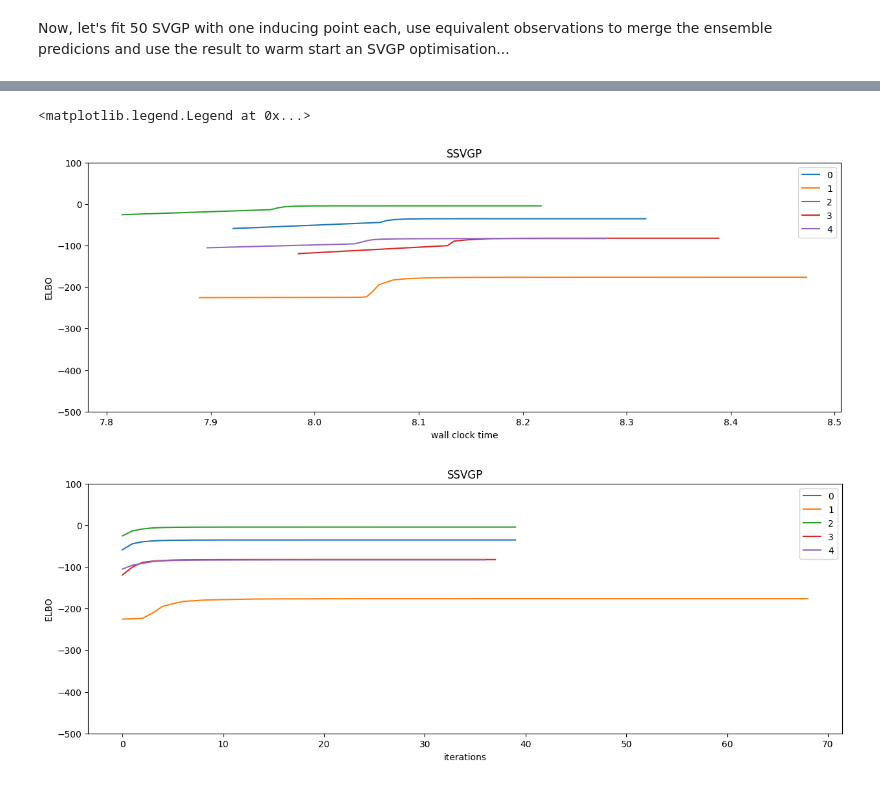
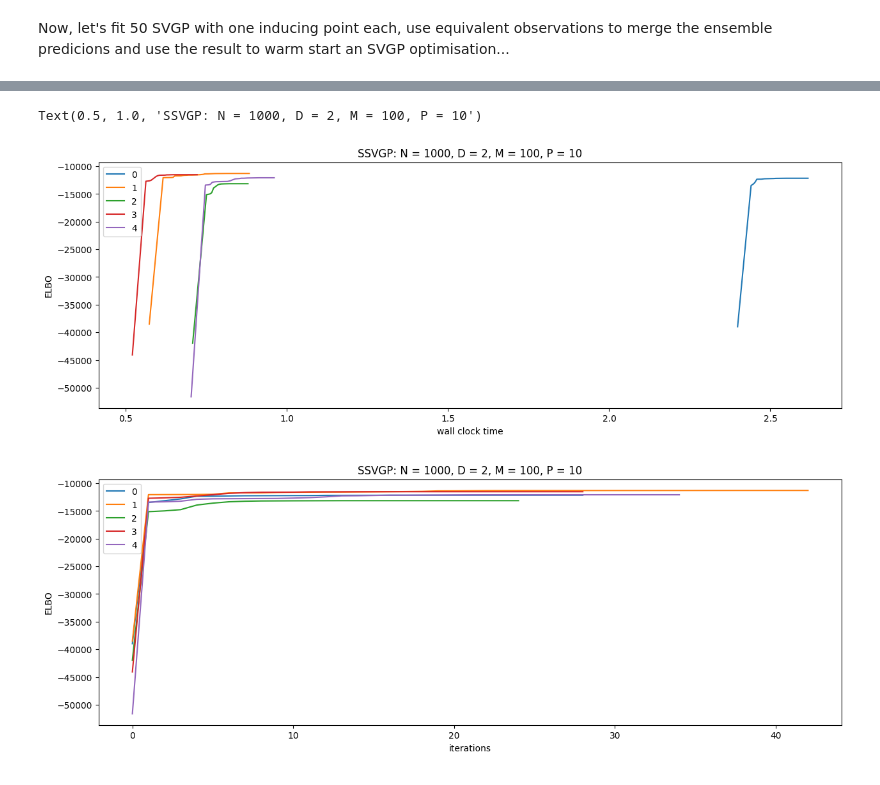
Before and after one commit to NicolasDurrande/guepard, a Jupyter notebook: notebooks/equivalent_obs_SVGP_initialisation.ipynb, the cells around one changed output, grey strips where cells are left out. Cells and saved outputs as stored; diff of their text form; code cells hidden in the pictures.

```diff
--- a/notebooks/equivalent_obs_SVGP_initialisation.ipynb
+++ b/notebooks/equivalent_obs_SVGP_initialisation.ipynb
@@ -20,8 +20,9 @@ M = 100      # number of inducing points
 P = 10      # number of blocks in the SSVGP param (ie num of submodels in the GP ensemble)
 num_rep = 5
 
-kernel =  gpflow.kernels.Matern32(lengthscales=[.3]*D)
+kernel =  gpflow.kernels.Matern32(lengthscales=[M**(-1/D)]*D)
 gpflow.set_trainable(kernel, False)
+gpflow.utilities.print_summary(kernel)
 
 noise_var = 1e-2
 lik = gpflow.likelihoods.Gaussian()
@@ -106,8 +114,9 @@ for i in range(0, num_rep):
     plt.xlabel("wall clock time")
     plt.ylabel("ELBO")
     plt.title("SVGP")
-    plt.ylim(-500, 100)
+    #plt.ylim(-500, 100)
 plt.legend()
+plt.title(f"SVGP: N = {N}, D = {D}, M = {M}")
 
 fig, ax = plt.subplots(1, 1, figsize=(15, 5))
 for i in range(0, num_rep):
@@ -115,6 +124,7 @@ for i in range(0, num_rep):
     plt.xlabel("iterations")
     plt.ylabel("ELBO")
     plt.title("SVGP")
-    plt.ylim(-500, 100)
+    #plt.ylim(-500, 100)
 plt.legend()
+plt.title(f"SVGP: N = {N}, D = {D}, M = {M}")
 # %% [output]
@@ -175,23 +188,24 @@ Traces_ssvgp = Traces
 # %%
 fig, ax = plt.subplots(1, 1, figsize=(15, 5))
 for i in range(0, num_rep):
     plt.plot(Times[:, i], -Traces[:, i], label=i);
     plt.xlabel("wall clock time")
     plt.ylabel("ELBO")
     plt.title("SSVGP")
-    plt.ylim(-500, 100)
+    #plt.ylim(-500, 100)
 plt.legend()
+plt.title(f"SSVGP: N = {N}, D = {D}, M = {M}, P = {P}")
 
 fig, ax = plt.subplots(1, 1, figsize=(15, 5))
 for i in range(0, num_rep):
     plt.plot(-Traces[:, i], label=i);
     plt.xlabel("iterations")
     plt.ylabel("ELBO")
-    plt.title("SSVGP")
-    plt.ylim(-500, 100)
+    #plt.ylim(-500, 100)
 plt.legend()
+plt.title(f"SSVGP: N = {N}, D = {D}, M = {M}, P = {P}")
 # %% [output]
-<matplotlib.legend.Legend at 0x...>
+Text(0.5, 1.0, 'SSVGP: N = 1000, D = 2, M = 100, P = 10')
-[figure, old version]
+[figure, new version]
-[figure, old version]
+[figure, new version]
 # %%
```
Also changed, not shown: parts of 6 cells of this notebook.
